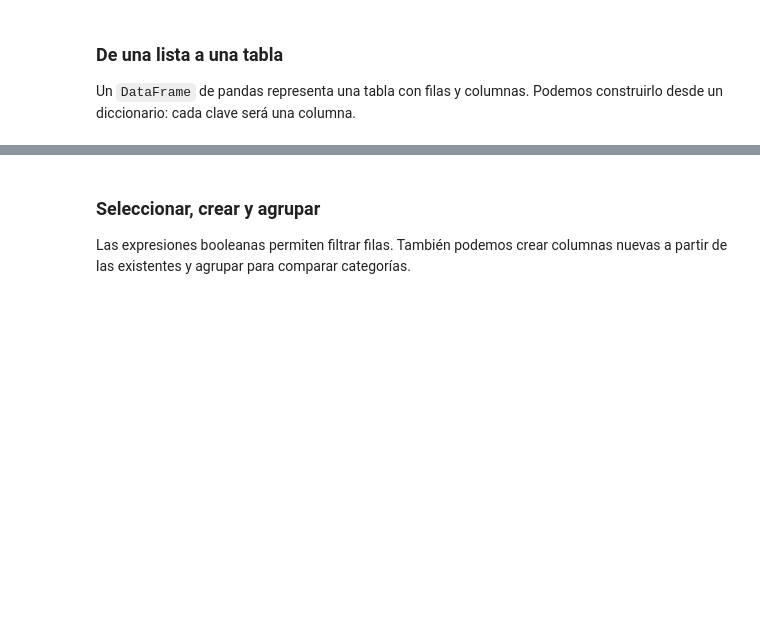
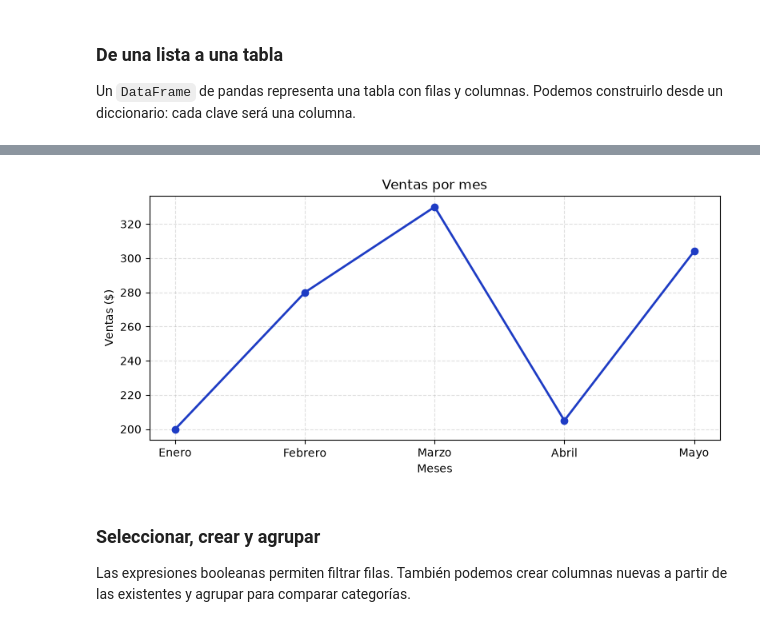
Before and after one commit to marlonleandro/curso-python-analisis, a Jupyter notebook: 05.Modulos_y_librerias_para_analisis_datos.ipynb, the cells around one changed output, grey strips where cells are left out. Drawn from its saved outputs; the diff is of its cells as text; code cells hidden in the pictures; blank space fills up the shorter version.

```diff
--- a/05.Modulos_y_librerias_para_analisis_datos.ipynb
+++ b/05.Modulos_y_librerias_para_analisis_datos.ipynb
@@ -136,3 +256,20 @@ display(ventas.describe())
+# %%
+# Usando la libreria matplotlib
+import matplotlib.pyplot as plt
+
+ventas = [200, 280, 330, 205, 304]
+meses = ["Enero", "Febrero", "Marzo", "Abril", "Mayo"]
+
+plt.figure(figsize=(8, 4))
+plt.plot(meses, ventas, marker="o", color="#1e3cc4", linewidth=2)
+plt.title("Ventas por mes")
+plt.xlabel("Meses")
+plt.ylabel("Ventas ($)")
+plt.grid(True, linestyle="--", alpha=0.4)
+plt.tight_layout()
+plt.show()
+# %% [output]
+[figure, added]
 # %% [markdown]
 ### Seleccionar, crear y agrupar
 
```
Also changed, not shown: parts of 13 cells of this notebook.
